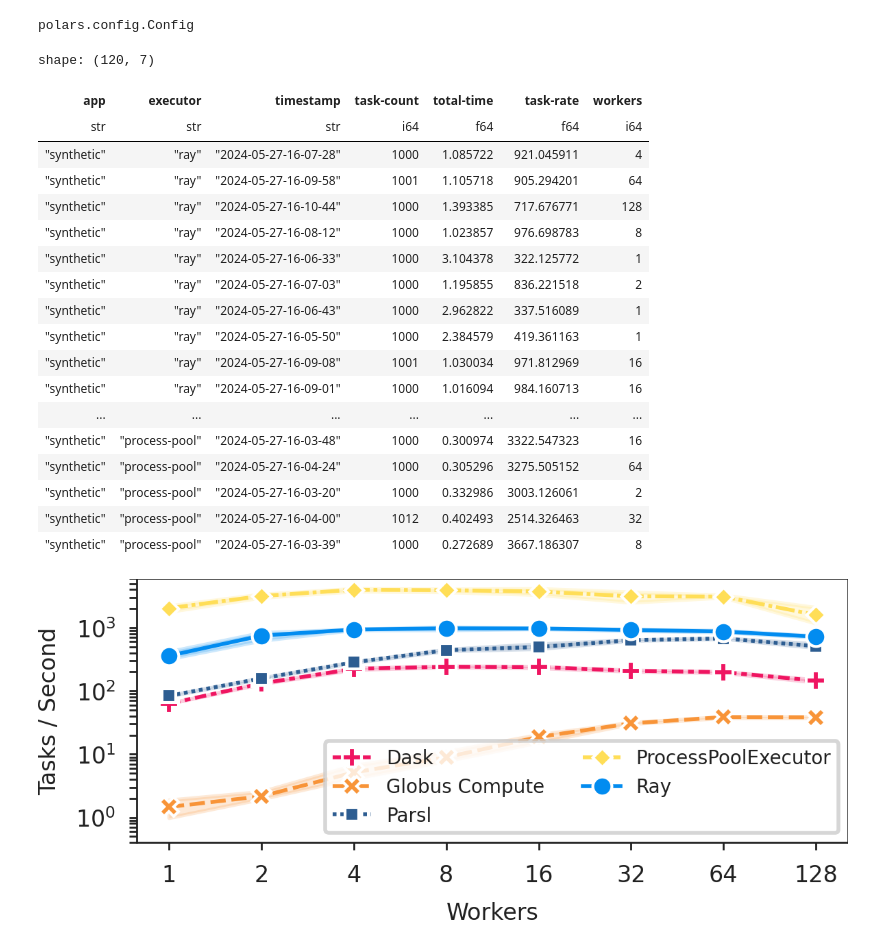
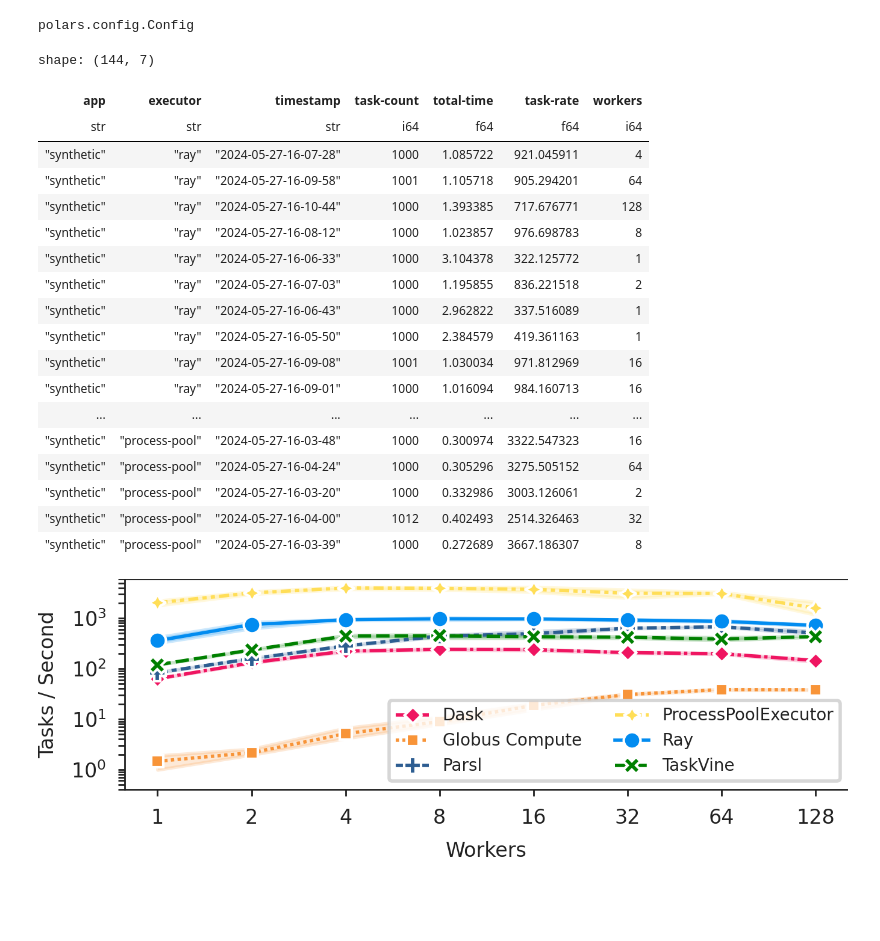
Before and after one commit to proxystore/escience24-evaluation, a Jupyter notebook: notebooks/1-scaling.ipynb, the cells around one changed output. Drawn from its saved outputs; the diff is of its cells as text; code cells hidden in the pictures; blank space fills up the shorter version.

Commit message:
Add TaskVine to synthetic app analysis

```diff
--- a/notebooks/1-scaling.ipynb
+++ b/notebooks/1-scaling.ipynb
@@ -32,16 +32,25 @@ def get_workers(filepath: pathlib.Path) -> int:
     with open(filepath) as f:
         config = json.load(f)
 
-    return config['workflow']['bag_max_running']
-
+    try:
+        workers = config['workflow']['bag_max_running']
+    except:
+        workers = config['app']['bag_max_running']
+    return workers
 
 def load_data(directory: pathlib.Path) -> polars.DataFrame:
     runs = []
 
-    for tasks_path in directory.glob('**/tasks.json'):
+    for tasks_path in directory.glob('**/tasks.json*'):
         app, executor, timestamp = str(tasks_path.relative_to(directory).parent).split('/')
 
         tasks = load_tasks(tasks_path)
+
+        if executor == 'taskvine':
+            # I made a configuration mistake so the "warmup tasks" had the same
+            # name as the actual compute tasks so they need to be dropped.
+            tasks = tasks.tail(len(tasks) - 128)
+
         start_time = tasks['submit_time'].min()
         end_time = tasks['received_time'].max()
         task_time = end_time - start_time
@@ -63,7 +72,7 @@ def load_data(directory: pathlib.Path) -> polars.DataFrame:
 data = load_data(pathlib.Path('../runs/scaling/'))
 data
 # %% [output]
-shape: (120, 7)
+shape: (144, 7)
 | app | executor | timestamp | task-count | total-time | task-rate | workers |
 | str | str | str | i64 | f64 | f64 | i64 |
 | "synthetic" | "ray" | "2024-05-27-16-07-28" | 1000 | 1.085722 | 921.045911 | 4 |
@@ -91,6 +100,7 @@ colors = {
     'Parsl': '#2D5D91',
     'ProcessPoolExecutor': '#FFDE57',
     'Ray': '#028CF0',
+    'TaskVine': '#008000',
 }
 
 names = {
@@ -99,38 +109,39 @@ names = {
     'parsl': 'Parsl',
     'process-pool': 'ProcessPoolExecutor',
     'ray': 'Ray',
+    'taskvine': 'TaskVine',
 }
 data_ = data.with_columns(polars.col('executor').replace(names, default=None))
 
 seaborn.lineplot(
     ax=ax,
     data=data_,
     x='workers',
     y='task-rate',
     hue='executor',
     hue_order=sorted(names.values()),
     palette=colors,
     markers=True,
     style='executor',
     linewidth=1,
     markersize=5,
 )
 ax.set_xscale('log', base=2)
 ax.set_yscale('log', base=10)
 
 ax.set_ylabel('Tasks / Second')
 ax.set_xlabel('Workers')
 workers = sorted(set(data_['workers']))
 ax.set_xticks(workers, workers)
 
 ax.set_ylim([0.4, 6000])
 
 ax.legend(loc='lower right', title=None, ncol=2, fontsize=5)
 # ax.legend(loc='center left', title=None, ncol=1, fontsize=5, bbox_to_anchor=(1, 0.5))
 
-# fig.tight_layout()
-fig.set_size_inches(3.35, 1.25)
+fig.tight_layout()
+fig.set_size_inches(3.35, 1)
 plt.savefig('../figures/scaling.pdf', pad_inches=0.05)
 plt.savefig('../figures/scaling.svg', pad_inches=0.05)
 # %% [output]
-[figure, old version]
+[figure, new version]
```
Also changed, not shown: 6 other files.
